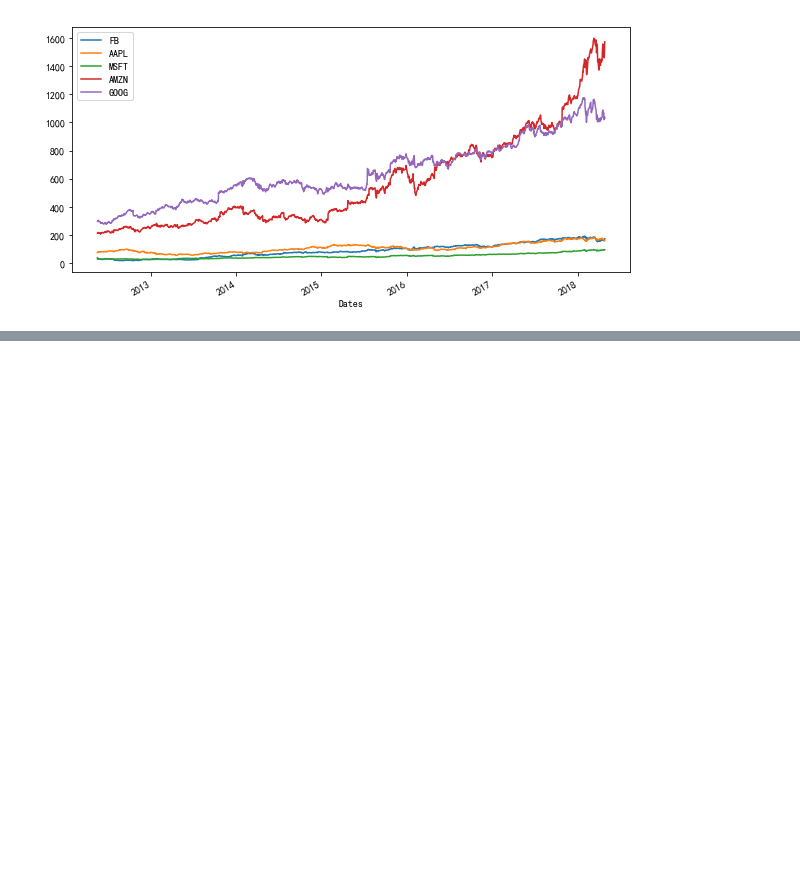
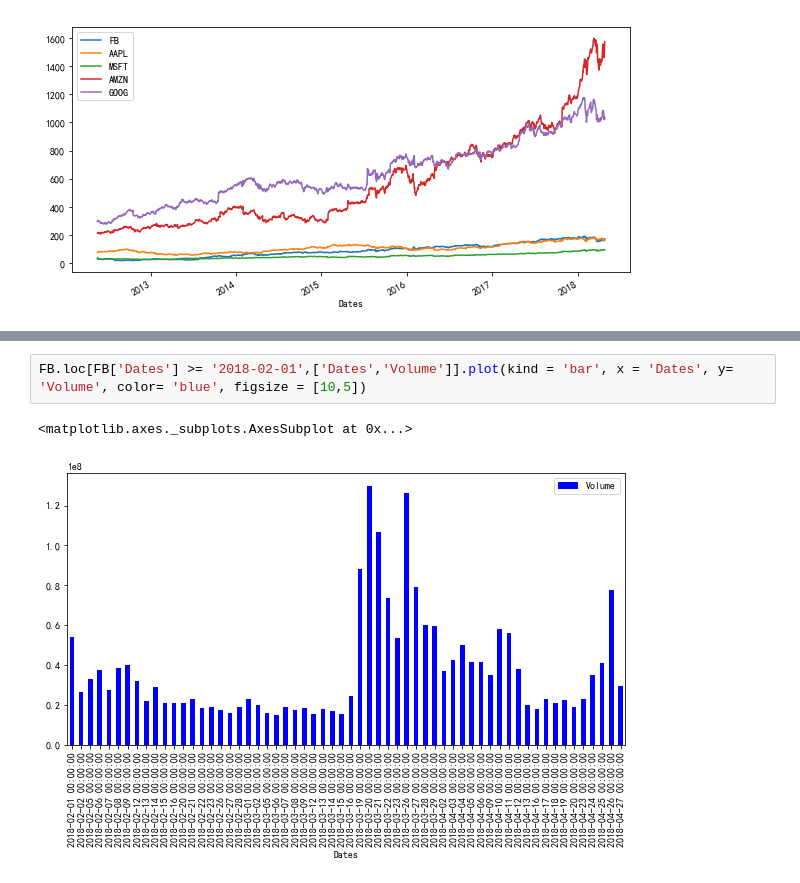
Before and after one commit to ywchiu/tibamepy, a Jupyter notebook: Demo20180428.ipynb, the cells around one changed output, grey strips where cells are left out. Cells and saved outputs as stored; diff of their text form; blank space fills up the shorter version.

```diff
--- a/Demo20180428.ipynb
+++ b/Demo20180428.ipynb
@@ -596,0 +615,5 @@ m3.plot(x = 'Dates', y= ['FB', 'AAPL','MSFT', 'AMZN', 'GOOG'], kind = 'line', fi
+# %%
+FB.loc[FB['Dates'] >= '2018-02-01',['Dates','Volume']].plot(kind = 'bar', x = 'Dates', y= 'Volume', color= 'blue', figsize = [10,5])
+# %% [output]
+<matplotlib.axes._subplots.AxesSubplot at 0x...>
+[figure, added]
```
Also changed, not shown: parts of 24 cells of this notebook.
